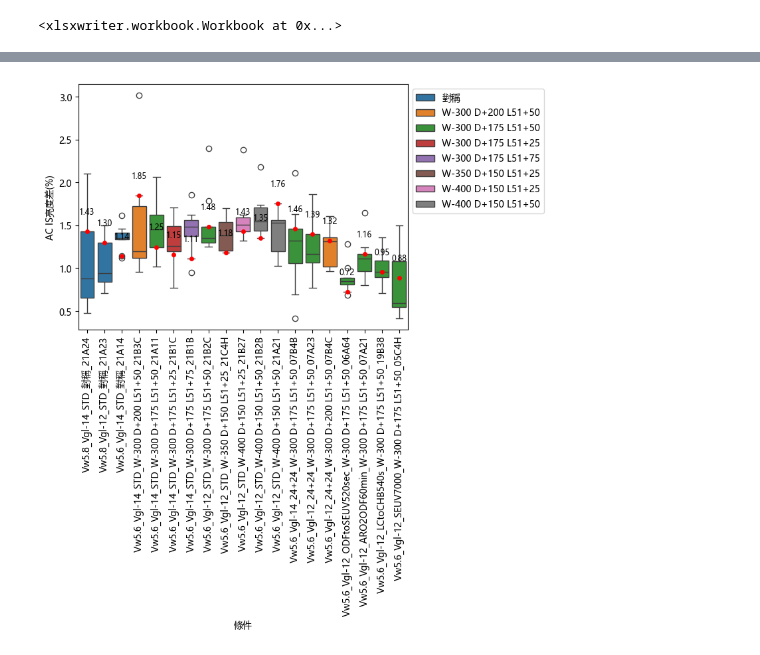
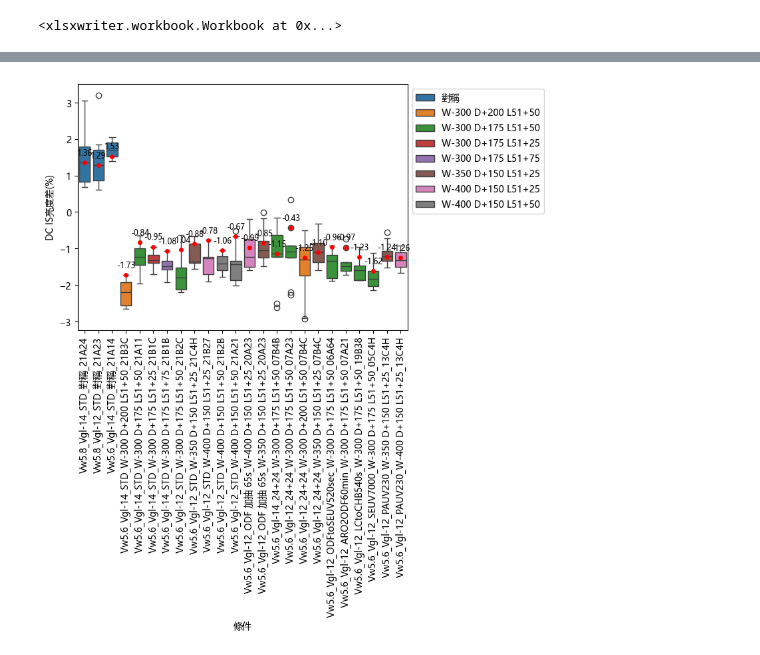
Before and after one commit to dimsplendid/innolux, a Jupyter notebook: notebooks/T1 6212 重啟/u-shape.ipynb, the cells around one changed output, grey strips where cells are left out. Drawn from its saved outputs; the diff is of its cells as text; code cells hidden in the pictures.

```diff
--- a/notebooks/T1 6212 重啟/u-shape.ipynb
+++ b/notebooks/T1 6212 重啟/u-shape.ipynb
@@ -1,6 +1,6 @@
 # %%
 from innolux import *
-project_data_path = data_path / "T1 6212 重啟"
+project_data_path = data_path / "T1 6212 重啟" / "U-Shape"
 # %%
 project_data_path
 # %% [output]
@@ -102,3 +29,5 @@ shape: (99, 7)
+# %%
+w_drift_df = UShape.w_drift_gen(ushape_logs)
 # %%
 cond = (w_drift_df
         .select(("Vw" +  pl.col("Vw").cast(str) + "_Vgl" + pl.col("VGLO").cast(str) + "_" + pl.col("Condition") + '_' + pl.col("Gamma Code")+ '_' + pl.col("Panel ID")).alias('條件'))
@@ -333,15 +136,16 @@ ax = sns.boxplot(
     legend='auto',
     hue = "Gamma Code",
 )
+point_data = plot_df.filter(pl.col("Region") == "[8]/[9]").group_by("條件").first()
 sns.stripplot(
-    data=plot_df.filter(pl.col("Region") == "[8]/[9]"),
+    data=point_data,
     x='條件',
     y="Total亮度差(%)",
     c="r",
     ax=ax,
 )
 
-for cond, y in plot_df.filter(pl.col("Region") == "[8]/[9]").select('條件', 'Total亮度差(%)').iter_rows():
+for cond, y in point_data.select('條件', 'Total亮度差(%)').iter_rows():
     ax.text(cond, y+0.2, f"{y:.2f}",horizontalalignment='center', size='small')
 
 ax.legend()
@@ -353,35 +194,39 @@ _ = ax.set_xticklabels(ax.get_xticklabels(),rotation=90)
 # %%
 plot_df = (
     ushape_logs
         .with_columns(("Vw" +  pl.col("Vw").cast(str) + "_Vgl" + pl.col("VGLO").cast(str) + "_" + pl.col("Condition") + '_' + pl.col("Gamma Code") + '_' + pl.col("Panel ID")).alias('條件'))
         # .with_columns(("Vw" +  pl.col("Vw").cast(str) + "_Vgl" + pl.col("VGLO").cast(str) + "_" + pl.col("Condition") + '_' + pl.col("Gamma Code")).alias('條件'))
         .filter(
             pl.col("Stress Time(hr)") == stress_time,
             pl.col("灰階") == gray_level,
         )
 )
 
 ax = sns.boxplot(
     plot_df.sort(pl.col("條件").replace(condition_order).cast(int)),
     x = "條件",
-    y = "AC IS亮度差(%)",
+    y = "DC IS亮度差(%)",
     legend='auto',
     hue = "Gamma Code",
 )
+
+point_data = plot_df.filter(pl.col("Region") == "[8]/[9]").group_by("條件").first()
+
 sns.stripplot(
-    data=plot_df.filter(pl.col("Region") == "[8]/[9]"),
+    # data=plot_df.filter(pl.col("Region") == "[8]/[9]"),
+    data=point_data,
     x='條件',
-    y="AC IS亮度差(%)",
+    y="DC IS亮度差(%)",
     c="r",
     ax=ax,
 )
 
-for cond, y in plot_df.filter(pl.col("Region") == "[8]/[9]").select('條件', 'AC IS亮度差(%)').iter_rows():
+for cond, y in point_data.select('條件', 'DC IS亮度差(%)').iter_rows():
     ax.text(cond, y+0.2, f"{y:.2f}",horizontalalignment='center', size='small')
 
 ax.legend()
 sns.move_legend(ax, "upper left", bbox_to_anchor=(1, 1))
 # ax.axhline(0, color='red', lw=1.5)
 _ = ax.set_xticklabels(ax.get_xticklabels(),rotation=90)
 # %% [output]
-[figure, old version]
+[figure, new version]
```
Also changed, not shown: parts of 23 cells of this notebook, 7 other files.
